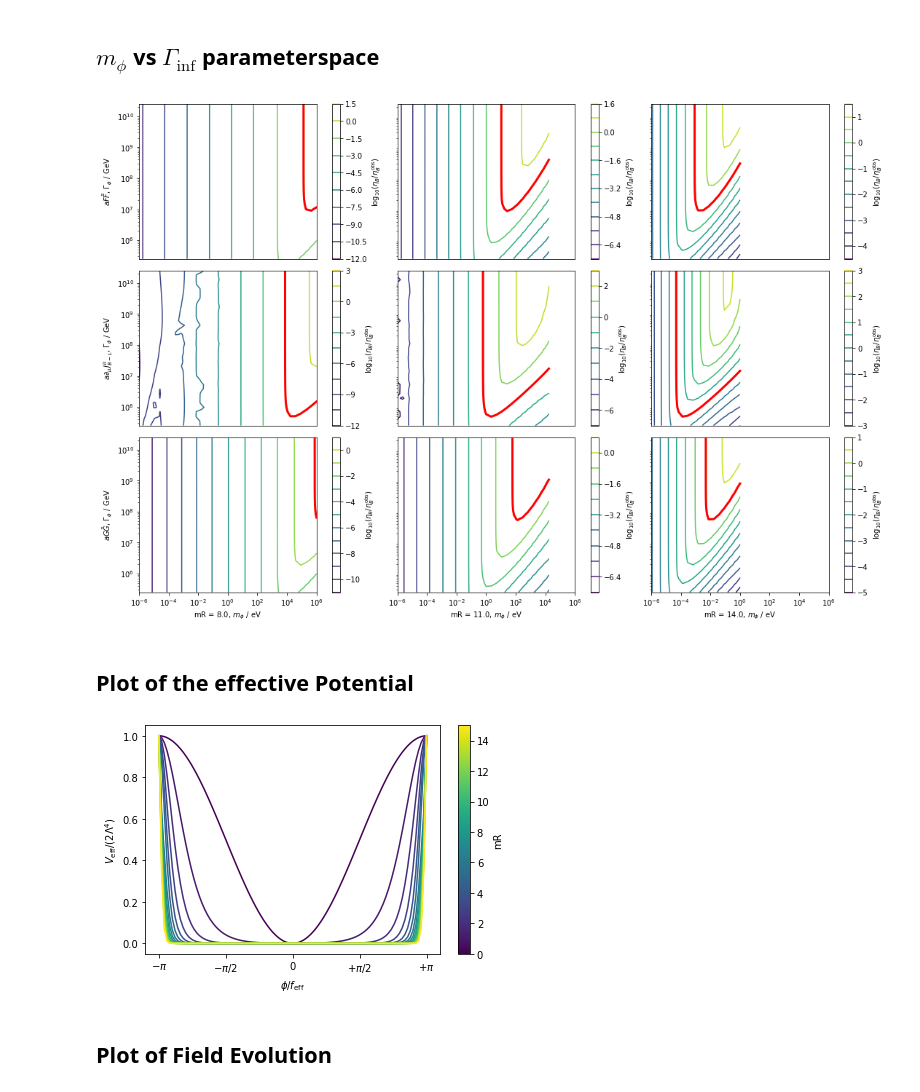
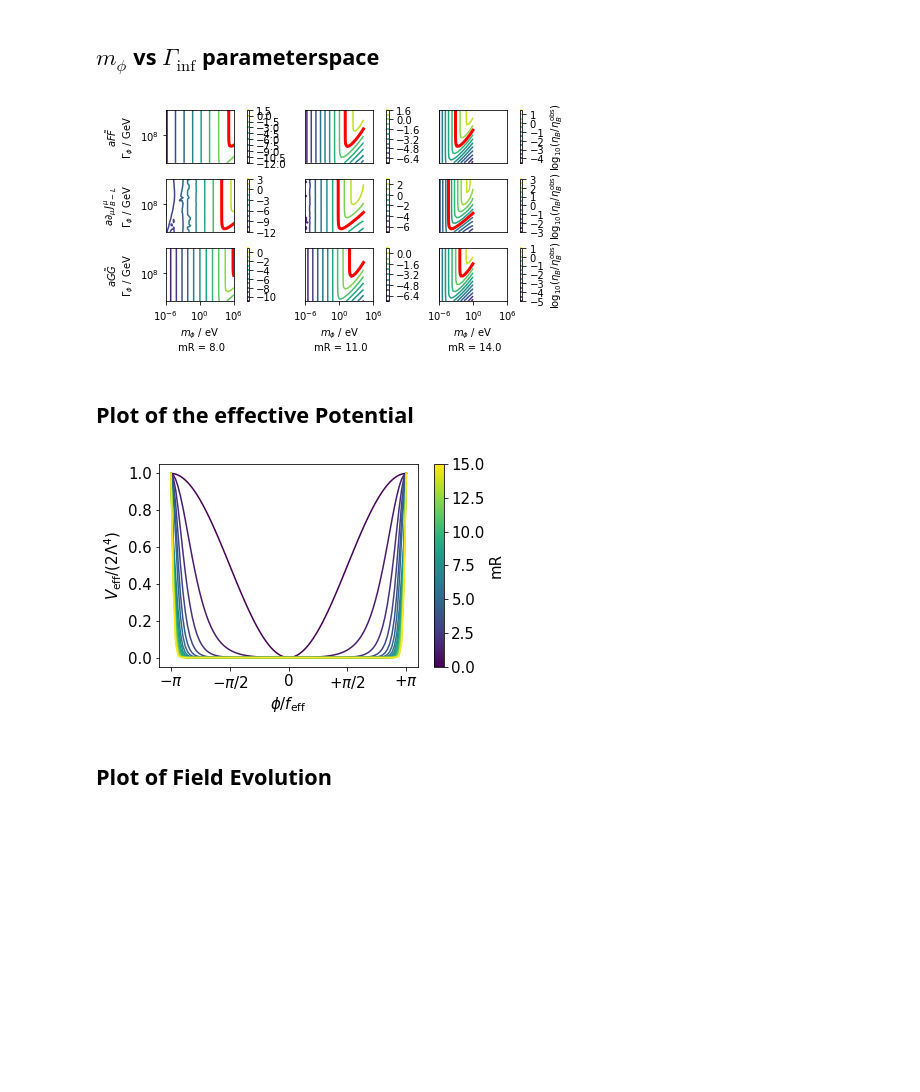
Before and after one commit to anna-jana/masters-project, a Jupyter notebook: transport_eq_in_time/clockwork_axion.ipynb, the cells around one changed output. Saved outputs shown, nothing was run; the diff lists cells and outputs as text; code cells hidden in the pictures; blank space fills up the shorter version.

Commit message:
made some fonts larger in plots

```diff
--- a/transport_eq_in_time/clockwork_axion.ipynb
+++ b/transport_eq_in_time/clockwork_axion.ipynb
@@ -7,6 +7,7 @@
 %run util.py
 %run analysis_tools.py
 import tqdm.notebook
+plt.rcParams["font.size"] = 15
 # %% [markdown]
 ## $m_\phi$ vs $mR$ parameterspace from Paper
 # %%
@@ -19,7 +20,7 @@ for v in range(1, 3 + 1):
     Gamma_infs = data["Gamma_inf"]
     max_mR = np.array([compute_max_mR(x, H_inf, 3*np.pi/4) for x in m_phi])
 
-    fig, axs = plt.subplots(len(Gamma_infs), len(f_effs), figsize=(10, 10), constrained_layout=True)
+    fig, axs = plt.subplots(len(Gamma_infs), len(f_effs), figsize=(6.5, 6.5), constrained_layout=True)
     #fig.subplots_adjust(wspace=0, hspace=0)
 
     def recompute_relic_density(old_Omega_h_sq, new_f_eff):
@@ -56,24 +57,24 @@ for v in range(1, 3 + 1):
                 x, y = find_curve_intersection(*eta_level[0], *Omega_level[0])
                 axs[i, j].plot([10**x], [y], "ro")
 
-            axs[i, j].fill_between(m_phi * 1e9, max_mR, mR[-1], alpha=0.3, color="red", label="axion moves before inflation")
+            axs[i, j].fill_between(m_phi * 1e9, max_mR, mR[-1], alpha=0.3, color="red", label="axion moves\nbefore inflation")
             axs[i, j].fill_between(m_phi * 1e9, min_mR, mR[0] , alpha=0.3, color="orange", label="axion decays")
-            if (i, j) == (0, 0):
-                axs[i, j].legend(framealpha=1, fontsize=10)
+            if (i, j) == (0, 2):
+                axs[i, j].legend(framealpha=1, fontsize=8, loc="upper right")
             axs[i, j].set_ylim(mR[0], mR[-1])
 
             if j != 0:
                 axs[i, j].set_yticks([], [])
             else:
-                axs[i, j].set_ylabel(r"$\Gamma_\mathrm{inf} = " + latex_exponential_notation(Gamma_inf, 2) + r"\, \mathrm{GeV}$" + ",\n $mR$")
+                axs[i, j].set_ylabel(r"$\Gamma_\mathrm{inf} = " + latex_exponential_notation(Gamma_inf, 1) + r"\, \mathrm{GeV}$" + ",\n $mR$")
             if i != len(Gamma_infs) - 1:
                 axs[i, j].set_xticks([], [])
             else:
-                axs[i, j].set_xlabel(r"$f_\mathrm{eff} = " + latex_exponential_notation(f_eff, 2) + r"\, \mathrm{GeV}$, $m_\phi$ / eV")
+                axs[i, j].set_xlabel("$m_\phi$ / eV" + "\n" + r"$f_\mathrm{eff} = " + latex_exponential_notation(f_eff, 2) + r"\, \mathrm{GeV}$")
 
-    fig.suptitle(f"{transport_equation.source_vector_names[v - 1]}, $H_\\mathrm{{inf}} = {latex_exponential_notation(H_inf, 2)} \\, \\mathrm{{GeV}}$")
-    cbar2 = fig.colorbar(contour2, ax=axs, label=r"$\log_{10}(\Omega / \Omega_\mathrm{DM})$", shrink=0.3, location="bottom")
-    cbar1 = fig.colorbar(contour1, ax=axs, label=r"$\log_{10}(\eta_B / \eta^\mathrm{obs}_B)$", shrink=0.3, location="bottom")
+    fig.suptitle(f"{transport_equation.source_vector_names[v - 1]}, $H_\\mathrm{{inf}} = {latex_exponential_notation(H_inf, 1)} \\, \\mathrm{{GeV}}$")
+    cbar2 = fig.colorbar(contour2, ax=axs[-1, 0], label=r"$\log_{10}(\Omega / \Omega_\mathrm{DM})$", shrink=1, location="bottom")
+    cbar1 = fig.colorbar(contour1, ax=axs[-1, -1], label=r"$\log_{10}(\eta_B / \eta^\mathrm{obs}_B)$", shrink=1, location="bottom")
 
     fig.savefig(os.path.join(plotpath, f"cw_m_phi_vs_mR_{v}.pdf"))
 # %% [output]
@@ -83,44 +84,45 @@ for v in range(1, 3 + 1):
 # %% [markdown]
 ## $m_\phi$ vs $\Gamma_\mathrm{inf}$ parameterspace
 # %%
+plt.rcParams["font.size"] = 10
 data = load_data("clockwork_Gammainf_vs_mphi", 1)
 m_phi = data["m_phi"]
 mRs = data["mR"]
 H_inf = data["H_inf"][0]
 Gamma_infs = data["Gamma_inf"]
-fig, axs = plt.subplots(3, len(mRs), figsize=(15, 10), constrained_layout=True)
+fig, axs = plt.subplots(3, len(mRs), figsize=(6.5, 3.5), constrained_layout=True)
 
 for v in range(1, 3 + 1):
     As = [np.log10(np.abs(data["eta"][0, :, i, :, v - 1]) / eta_B_observed) for i in range(len(mRs))]
     minval = min(np.nanmin(A) for A in As)
     maxval = max(np.nanmax(A) for A in As)
 
     for i, mR in enumerate(mRs):
         contour1 = axs[v - 1, i].contour(m_phi * 1e9, Gamma_infs, As[i], # vmin=minval, vmax=maxval,
                                levels=10, cmap="viridis", linestyles="-")
 
         try:
             for xs, ys in find_level(np.log10(m_phi * 1e9), np.log10(Gamma_infs), As[i]):
                 axs[v - 1, i].plot(10**xs, 10**ys, "r", lw=3)
         except Exception as e:
             print(e)
 
         axs[v - 1, i].set_xscale("log")
         axs[v - 1, i].set_yscale("log")
         if i == 0:
-            axs[v - 1, i].set_ylabel(transport_equation.source_vector_names[v - 1] + ", $\Gamma_\phi$ / GeV")
+            axs[v - 1, i].set_ylabel(transport_equation.source_vector_names[v - 1] + "\n" + "$\Gamma_\phi$ / GeV")
         else:
             axs[v - 1, i].set_yticks([], [])
         if v == 3:
-            axs[v - 1, i].set_xlabel(f"mR = {mR}, $m_\\phi$ / eV")
+            axs[v - 1, i].set_xlabel(f"$m_\\phi$ / eV" + f"\n mR = {mR}")
         else:
             axs[v - 1, i].set_xticks([], [])
 
-        fig.colorbar(contour1, ax=axs[v - 1, i], label=r"$\log_{10}(\eta_B / \eta^\mathrm{obs}_B)$")
+        fig.colorbar(contour1, ax=axs[v - 1, i], label=r"$\log_{10}(\eta_B / \eta^\mathrm{obs}_B)$" if i == 2 else None)
     #plt.title(f"$H_\\mathrm{{inf}} = {latex_exponential_notation(H_inf, 2)} \\, \\mathrm{{GeV}}, \\, mR = {mR}$")
 fig.savefig(os.path.join(plotpath, "cw_m_phi_vs_Gamma_inf.pdf"))
 # %% [output]
-[figure, old version]
+[figure, new version]
 # %% [markdown]
 ## Plot of the effective Potential
 # %%
@@ -128,6 +130,7 @@ mRs = np.arange(0, 15 + 1, 1)
 cmap = plt.cm.get_cmap("viridis")
 norm = mpl.colors.Normalize(vmin=np.min(mRs), vmax=np.max(mRs))
 mappable = plt.cm.ScalarMappable(cmap=cmap, norm=norm)
+plt.rcParams["font.size"] = 15
 
 plt.figure()
 for mR in mRs:
@@ -150,7 +153,7 @@ plt.colorbar(mappable=mappable, label="mR")
 plt.tight_layout()
 plt.savefig(os.path.join(plotpath, "cw_potential.pdf"))
 # %% [output]
-[figure, old version]
+[figure, new version]
 # %% [markdown]
 ## Plot of Field Evolution
 # %%
```
Also changed, not shown: parts of 3 cells of this notebook, 1 other file.
